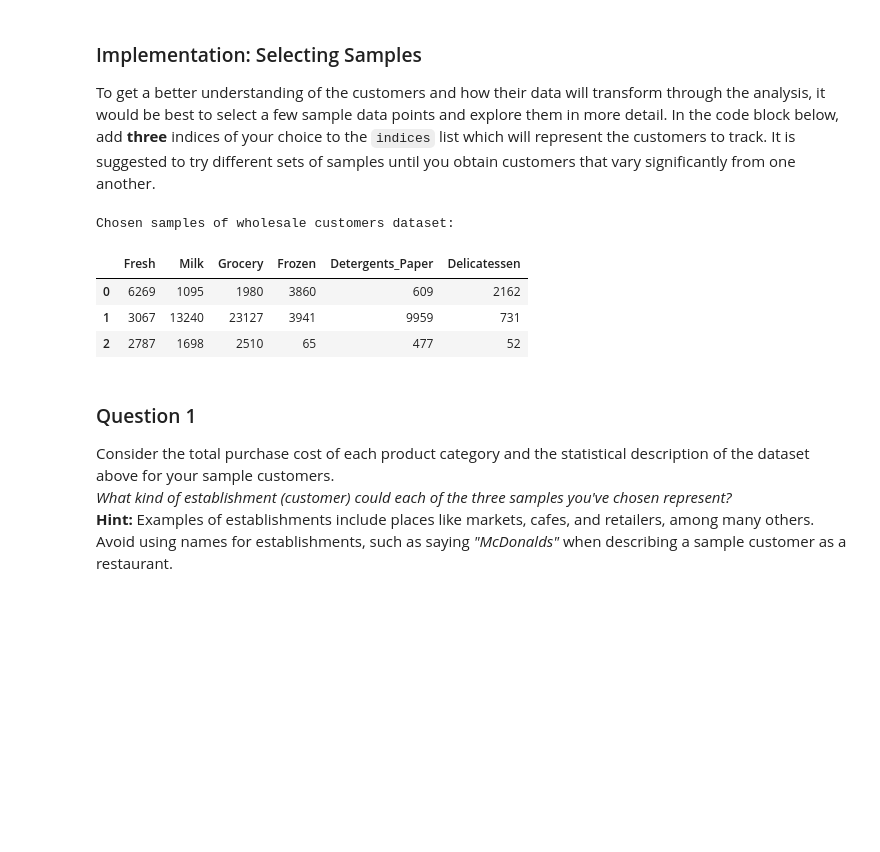
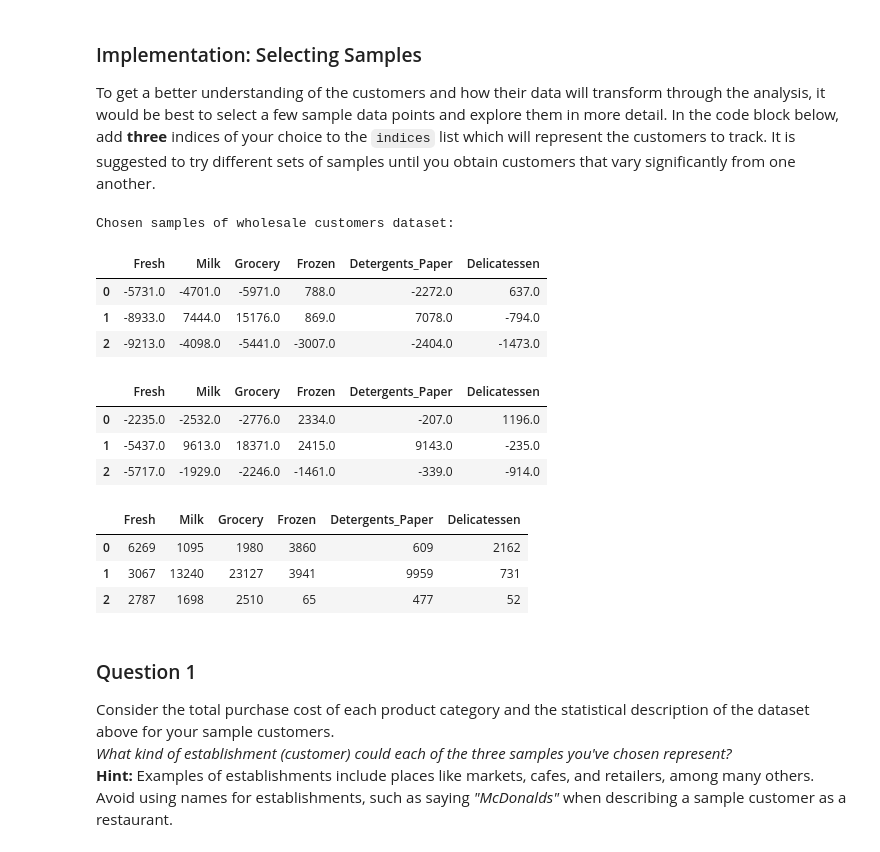
Before and after one commit to bpolania/Customer-Segments, a Jupyter notebook: customer_segments.ipynb, the cells around one changed output. Drawn from its saved outputs; the diff is of its cells as text; code cells hidden in the pictures; blank space fills up the shorter version.

```diff
--- a/customer_segments.ipynb
+++ b/customer_segments.ipynb
@@ -59,17 +59,27 @@ To get a better understanding of the customers and how their data will transform
 # %%
 # TODO: Select three indices of your choice you wish to sample from the dataset
 indices = [50,200,439]
 # indices = [5,7,9]
 # Create a DataFrame of the chosen samples
 samples = pd.DataFrame(data.loc[indices], columns = data.keys()).reset_index(drop = True)
 print "Chosen samples of wholesale customers dataset:"
+display(samples - np.round(data.mean()))
+display(samples - np.round(data.median()))
 display(samples)
 # %% [output]
 Chosen samples of wholesale customers dataset:
 |  | Fresh | Milk | Grocery | Frozen | Detergents_Paper | Delicatessen |
-| 0 | 6269 | 1095 | 1980 | 3860 | 609 | 2162 |
-| 1 | 3067 | 13240 | 23127 | 3941 | 9959 | 731 |
-| 2 | 2787 | 1698 | 2510 | 65 | 477 | 52 |
+| 0 | -5731.0 | -4701.0 | -5971.0 | 788.0 | -2272.0 | 637.0 |
+| 1 | -8933.0 | 7444.0 | 15176.0 | 869.0 | 7078.0 | -794.0 |
+| 2 | -9213.0 | -4098.0 | -5441.0 | -3007.0 | -2404.0 | -1473.0 |
+|  | Fresh | Milk | Grocery | Frozen | Detergents_Paper | Delicatessen |
+| 0 | -2235.0 | -2532.0 | -2776.0 | 2334.0 | -207.0 | 1196.0 |
+| 1 | -5437.0 | 9613.0 | 18371.0 | 2415.0 | 9143.0 | -235.0 |
+| 2 | -5717.0 | -1929.0 | -2246.0 | -1461.0 | -339.0 | -914.0 |
+|  | Fresh | Milk | Grocery | Frozen | Detergents_Paper | Delicatessen |
+| 0 | 6269 | 1095 | 1980 | 3860 | 609 | 2162 |
+| 1 | 3067 | 13240 | 23127 | 3941 | 9959 | 731 |
+| 2 | 2787 | 1698 | 2510 | 65 | 477 | 52 |
 # %% [markdown]
 ### Question 1
 Consider the total purchase cost of each product category and the statistical description of the dataset above for your sample customers.
```
Also changed, not shown: parts of 23 cells of this notebook, 1 other file.
